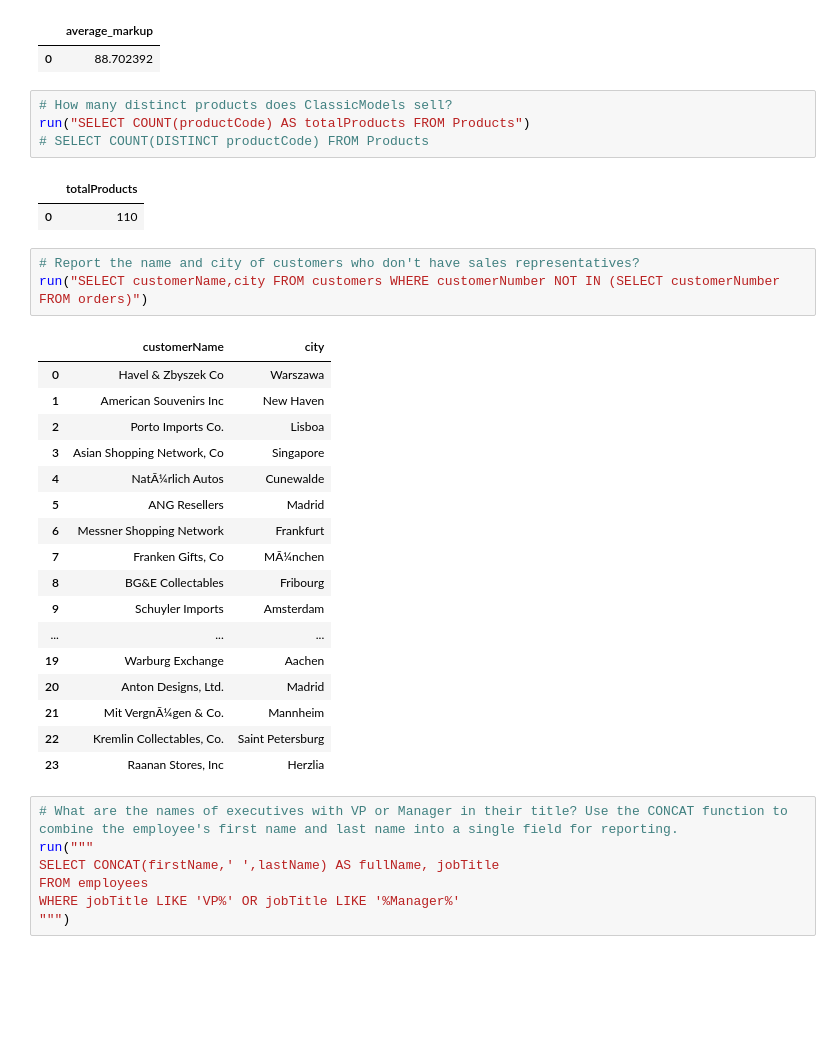
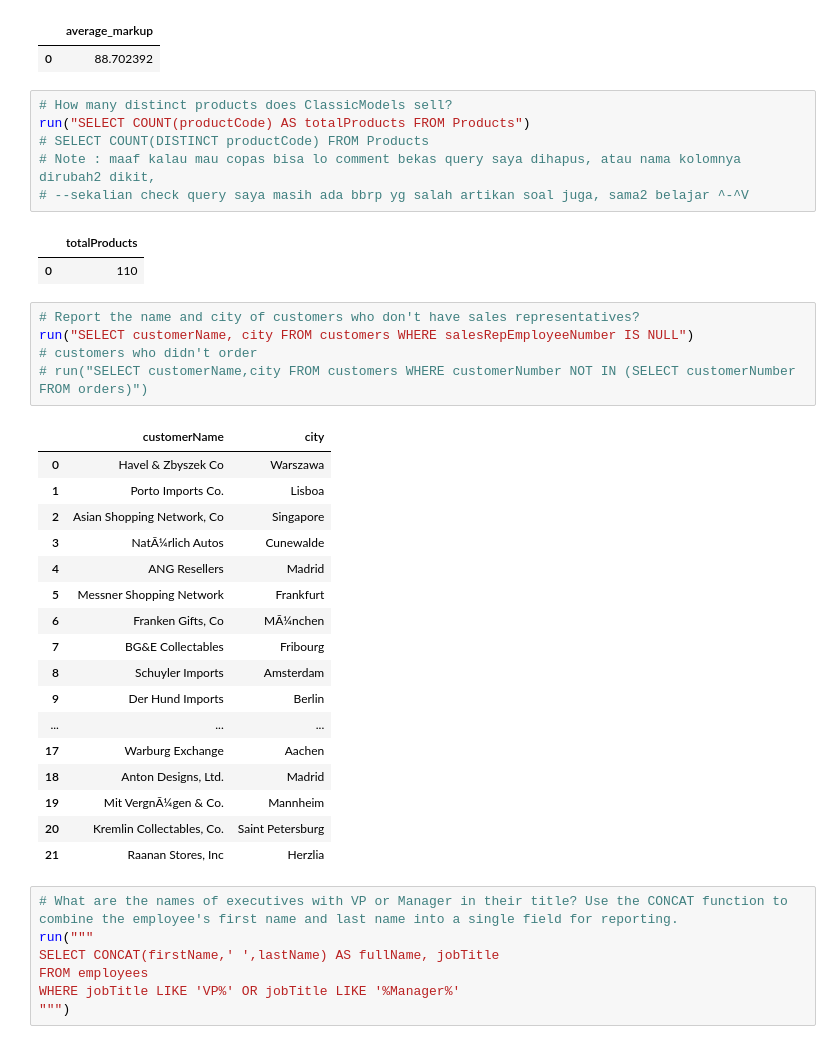
Before and after one commit to ainihanifa/digitalent, a Jupyter notebook: Latihan_SQL1.ipynb, the cells around one changed output. Saved outputs shown, nothing was run; the diff lists cells and outputs as text; blank space fills up the shorter version.

Commit message:
update query

```diff
--- a/Latihan_SQL1.ipynb
+++ b/Latihan_SQL1.ipynb
@@ -176,30 +177,34 @@ run("SELECT AVG((MSRP-buyPrice)/buyPrice)*100 AS average_markup  FROM Products")
 # How many distinct products does ClassicModels sell?
 run("SELECT COUNT(productCode) AS totalProducts FROM Products")
 # SELECT COUNT(DISTINCT productCode) FROM Products
+# Note : maaf kalau mau copas bisa lo comment bekas query saya dihapus, atau nama kolomnya dirubah2 dikit,
+# --sekalian check query saya masih ada bbrp yg salah artikan soal juga, sama2 belajar ^-^V
 # %% [output]
 |  | totalProducts |
 | 0 | 110 |
 # %%
 # Report the name and city of customers who don't have sales representatives?
-run("SELECT customerName,city FROM customers WHERE customerNumber NOT IN (SELECT customerNumber FROM orders)")
+run("SELECT customerName, city FROM customers WHERE salesRepEmployeeNumber IS NULL")
+# customers who didn't order
+# run("SELECT customerName,city FROM customers WHERE customerNumber NOT IN (SELECT customerNumber FROM orders)")
 # %% [output]
 |  | customerName | city |
 | 0 | Havel & Zbyszek Co | Warszawa |
-| 1 | American Souvenirs Inc | New Haven |
-| 2 | Porto Imports Co. | Lisboa |
-| 3 | Asian Shopping Network, Co | Singapore |
-| 4 | NatÃ¼rlich Autos | Cunewalde |
-| 5 | ANG Resellers | Madrid |
-| 6 | Messner Shopping Network | Frankfurt |
-| 7 | Franken Gifts, Co | MÃ¼nchen |
-| 8 | BG&E Collectables | Fribourg |
-| 9 | Schuyler Imports | Amsterdam |
+| 1 | Porto Imports Co. | Lisboa |
+| 2 | Asian Shopping Network, Co | Singapore |
+| 3 | NatÃ¼rlich Autos | Cunewalde |
+| 4 | ANG Resellers | Madrid |
+| 5 | Messner Shopping Network | Frankfurt |
+| 6 | Franken Gifts, Co | MÃ¼nchen |
+| 7 | BG&E Collectables | Fribourg |
+| 8 | Schuyler Imports | Amsterdam |
+| 9 | Der Hund Imports | Berlin |
 | ... | ... | ... |
-| 19 | Warburg Exchange | Aachen |
-| 20 | Anton Designs, Ltd. | Madrid |
-| 21 | Mit VergnÃ¼gen & Co. | Mannheim |
-| 22 | Kremlin Collectables, Co. | Saint Petersburg |
-| 23 | Raanan Stores, Inc | Herzlia |
+| 17 | Warburg Exchange | Aachen |
+| 18 | Anton Designs, Ltd. | Madrid |
+| 19 | Mit VergnÃ¼gen & Co. | Mannheim |
+| 20 | Kremlin Collectables, Co. | Saint Petersburg |
+| 21 | Raanan Stores, Inc | Herzlia |
 # %%
 # What are the names of executives with VP or Manager in their title? Use the CONCAT function to combine the employee's first name and last name into a single field for reporting.
 run("""
```
Also changed, not shown: parts of 2 cells of this notebook.
